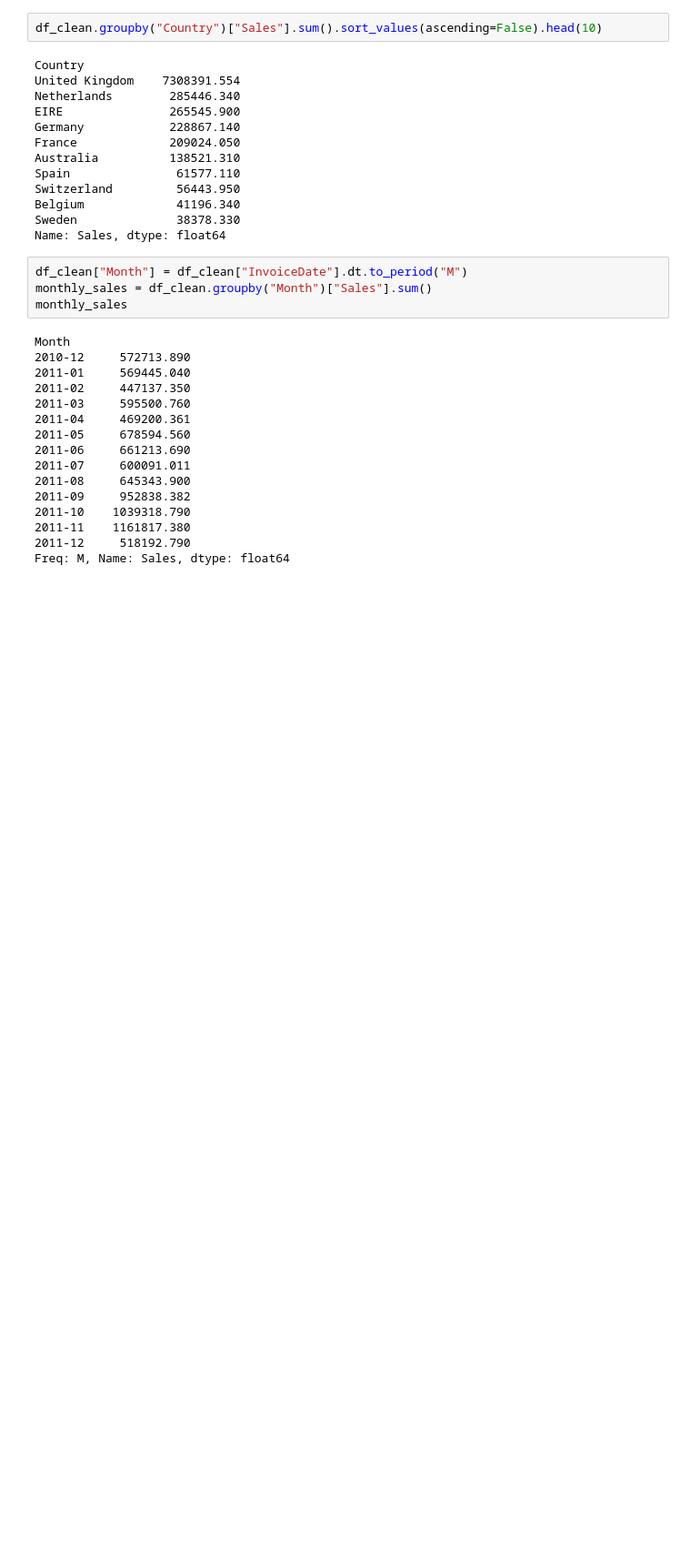
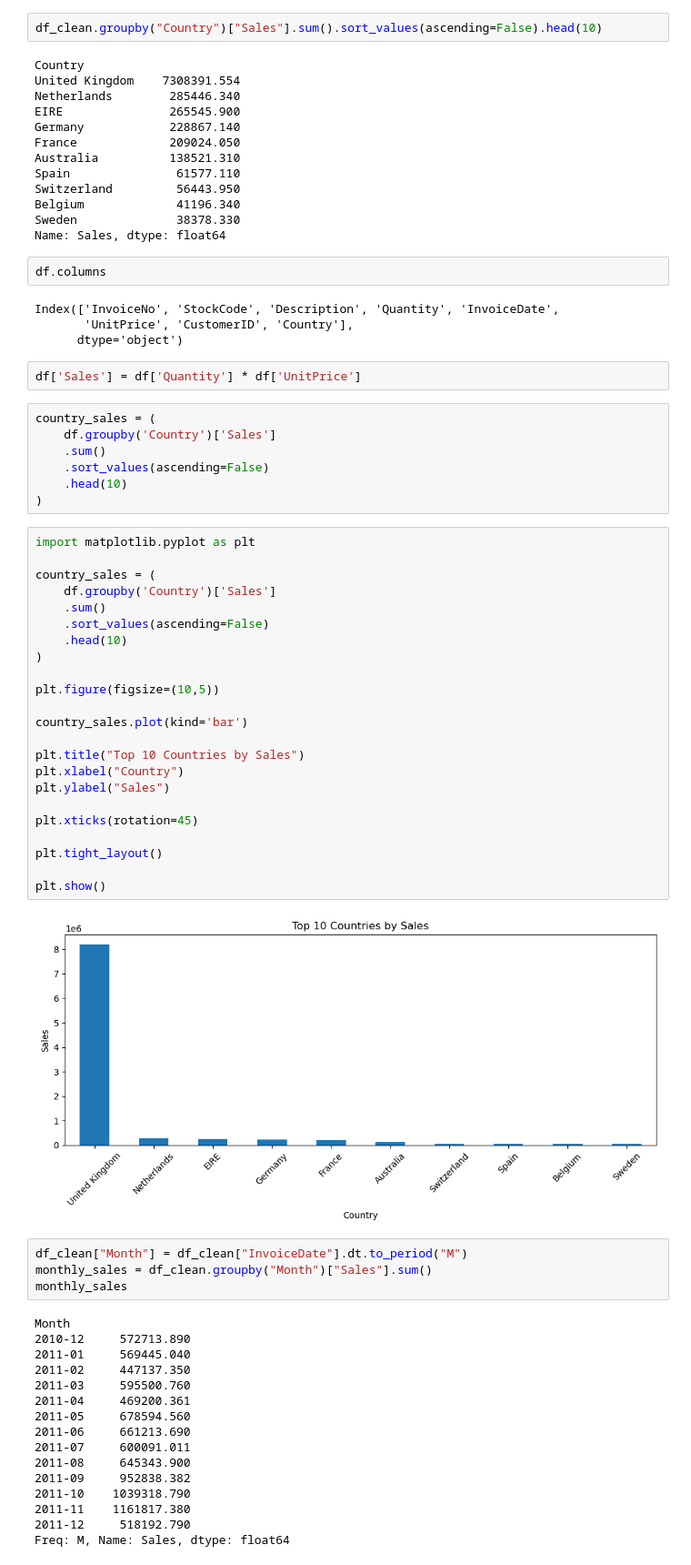
Before and after one commit to siaaaali1411-design/ecommerce-sales-analysis, a Jupyter notebook: notebook/ecommerce_analysis.ipynb, the cells around one changed output. Shown at 91% size. Cells and saved outputs as stored; diff of their text form; blank space fills up the shorter version.

Commit message:
Update analysis visualizations

```diff
--- a/notebook/ecommerce_analysis.ipynb
+++ b/notebook/ecommerce_analysis.ipynb
@@ -125,6 +125,46 @@ Switzerland         56443.950
 Belgium             41196.340
 Sweden              38378.330
 Name: Sales, dtype: float64
+# %%
+df.columns
+# %% [output]
+Index(['InvoiceNo', 'StockCode', 'Description', 'Quantity', 'InvoiceDate',
+       'UnitPrice', 'CustomerID', 'Country'],
+      dtype='object')
+# %%
+df['Sales'] = df['Quantity'] * df['UnitPrice']
+# %%
+country_sales = (
+    df.groupby('Country')['Sales']
+    .sum()
+    .sort_values(ascending=False)
+    .head(10)
+)
+# %%
+import matplotlib.pyplot as plt
+
+country_sales = (
+    df.groupby('Country')['Sales']
+    .sum()
+    .sort_values(ascending=False)
+    .head(10)
+)
+
+plt.figure(figsize=(10,5))
+
+country_sales.plot(kind='bar')
+
+plt.title("Top 10 Countries by Sales")
+plt.xlabel("Country")
+plt.ylabel("Sales")
+
+plt.xticks(rotation=45)
+
+plt.tight_layout()
+
+plt.show()
+# %% [output]
+[figure, added]
 # %%
 df_clean["Month"] = df_clean["InvoiceDate"].dt.to_period("M")
 monthly_sales = df_clean.groupby("Month")["Sales"].sum()
```
Also changed, not shown: parts of 1 cell of this notebook, 8 other files.
